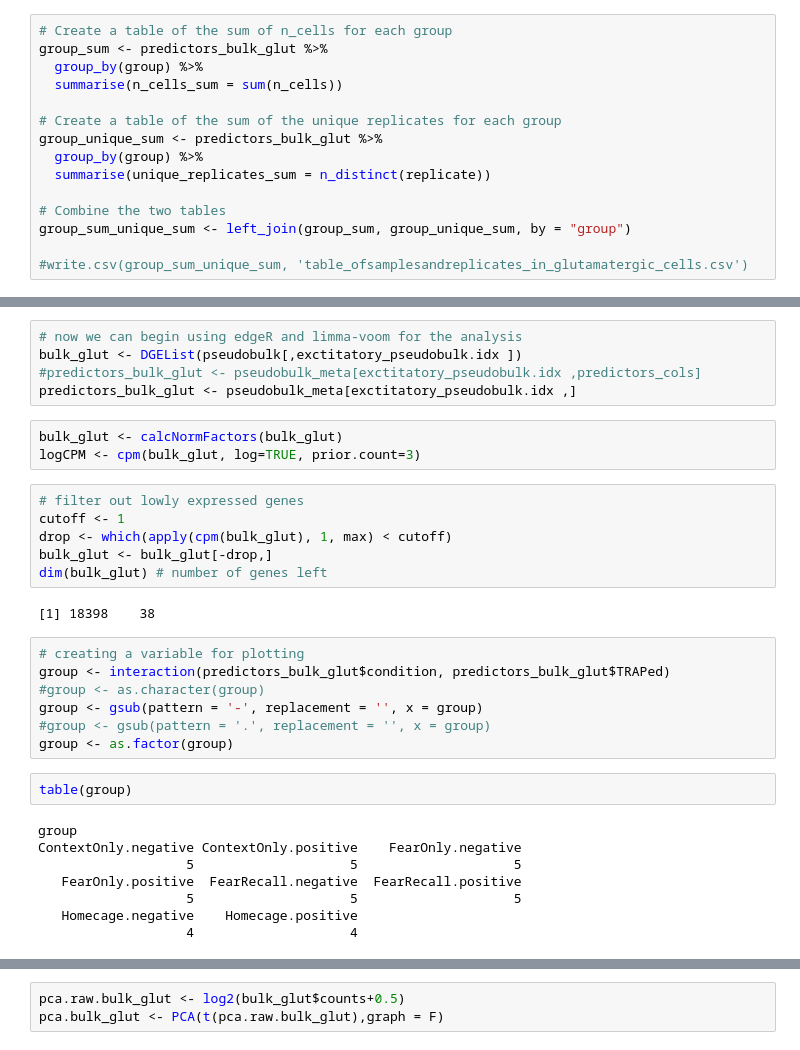
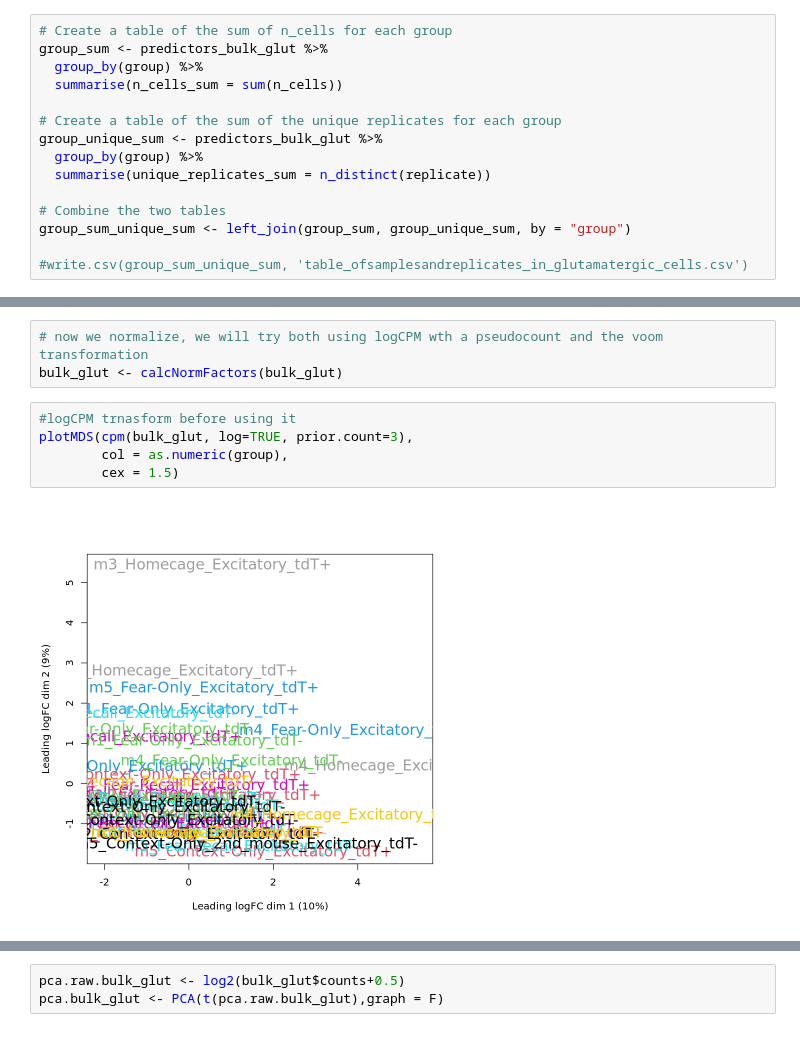
Before and after one commit to AngCamp/PavLabEngrams, a Jupyter notebook: EngramCellClassifier/Chen2020_GSE152632/Pavlab_remotememory_DEG_analysis.ipynb, the cells around one changed output, grey strips where cells are left out. Drawn from its saved outputs; the diff is of its cells as text.

Commit message:
psedobulk analysis done

```diff
--- a/EngramCellClassifier/Chen2020_GSE152632/Pavlab_remotememory_DEG_analysis.ipynb
+++ b/EngramCellClassifier/Chen2020_GSE152632/Pavlab_remotememory_DEG_analysis.ipynb
@@ -222,36 +397,13 @@ group_sum_unique_sum <- left_join(group_sum, group_unique_sum, by = "group")
 #write.csv(group_sum_unique_sum, 'table_ofsamplesandreplicates_in_glutamatergic_cells.csv')
 # %% [markdown]
 ![chen2020cells_and_replicates_in_excitatory_cell_groups.png](attachment:94977a28-876b-463f-8aa1-fb1f677a87a2.png)
-# %%
-# now we can begin using edgeR and limma-voom for the analysis
-bulk_glut <- DGEList(pseudobulk[,exctitatory_pseudobulk.idx ])
-#predictors_bulk_glut <- pseudobulk_meta[exctitatory_pseudobulk.idx ,predictors_cols]
-predictors_bulk_glut <- pseudobulk_meta[exctitatory_pseudobulk.idx ,]
+# %%
+# now we normalize, we will try both using logCPM wth a pseudocount and the voom transformation
+bulk_glut <- calcNormFactors(bulk_glut)
 # %%
-bulk_glut <- calcNormFactors(bulk_glut)
-logCPM <- cpm(bulk_glut, log=TRUE, prior.count=3)
+#logCPM trnasform before using it
+plotMDS(cpm(bulk_glut, log=TRUE, prior.count=3),
+        col = as.numeric(group),
+        cex = 1.5)
+# %% [output]
+[figure, added]
-# %%
-# filter out lowly expressed genes
-cutoff <- 1
-drop <- which(apply(cpm(bulk_glut), 1, max) < cutoff)
-bulk_glut <- bulk_glut[-drop,]
-dim(bulk_glut) # number of genes left
-# %% [output]
-[1] 18398    38
-# %%
-# creating a variable for plotting
-group <- interaction(predictors_bulk_glut$condition, predictors_bulk_glut$TRAPed)
-#group <- as.character(group)
-group <- gsub(pattern = '-', replacement = '', x = group)
-#group <- gsub(pattern = '.', replacement = '', x = group)
-group <- as.factor(group)
-# %%
-table(group)
-# %% [output]
-group
-ContextOnly.negative ContextOnly.positive    FearOnly.negative
-                   5                    5                    5
-   FearOnly.positive  FearRecall.negative  FearRecall.positive
-                   5                    5                    5
-   Homecage.negative    Homecage.positive
-                   4                    4
```
Also changed, not shown: parts of 152 cells of this notebook, 6 other files.
